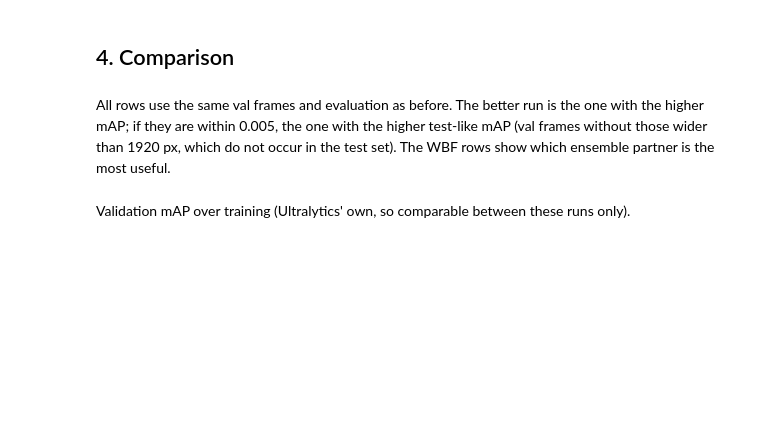
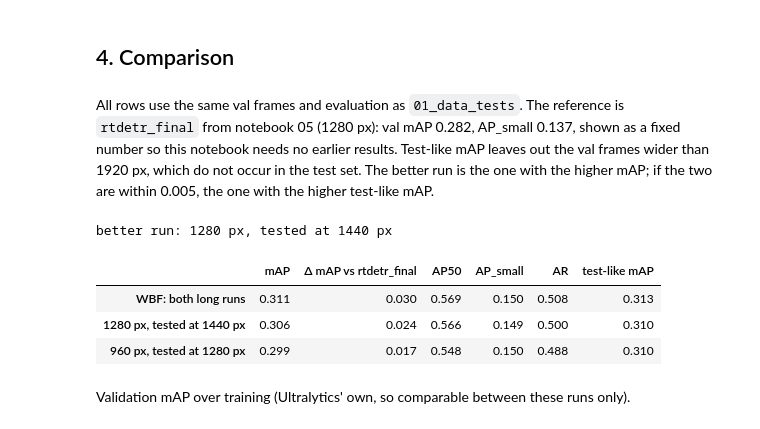
Before and after one commit to BohdanZasymovych/ai-hw2-object-detection, a Jupyter notebook: notebooks/final_pipeline/02_long_runs.ipynb, the cells around one changed output. Cells and saved outputs as stored; diff of their text form; code cells hidden in the pictures; blank space fills up the shorter version.

Commit message:
feat: 02_long_runs for the final pipeline runned, conclussions written

```diff
--- a/notebooks/final_pipeline/02_long_runs.ipynb
+++ b/notebooks/final_pipeline/02_long_runs.ipynb
@@ -92,31 +92,4 @@ val_ids = DetDataset("val", max_frames=CFG["val_frames"]).image_ids
 val_frames = subsample(load_split("val")[0])
 val_frames = val_frames[val_frames.image_id.isin(val_ids)]
 test_like = val_frames[val_frames.width <= 1920].image_id.tolist()     # val frames of sizes that occur in the test set
-videos = {seq: g.image_id.tolist() for seq, g in val_frames.groupby("seq")}
-
-
-def video_map(preds):
-    return np.array([coco_evaluate(preds, "val", image_ids=ids)["mAP"] for ids in videos.values()])
-
-
-def mean_low_res(run):
-    # Mean mAP on val frames at low resolution, saved by 01_data_tests
-    m = json.load(open(fetch_run(run) / "metrics.json"))
-    return np.mean([v for k, v in m.items() if k.startswith("mAP at")])
-
-
-test_run = lambda s: f"s1_{s}" + ("_quick" if QUICK else "")
-base = load_preds("rtdetr_final")
-base_map, base_videos = coco_evaluate(base, "val", image_ids=val_ids)["mAP"], video_map(base)
-decision = {}
-for s in ["ignore", "lowres", "mosaic"]:
-    preds = load_preds(test_run(s))
-    gain = coco_evaluate(preds, "val", image_ids=val_ids)["mAP"] - base_map
-    better = int((video_map(preds) > base_videos).sum())
-    low_gain = mean_low_res(test_run(s)) - mean_low_res(test_run("reference")) if s == "lowres" else np.nan
-    use = low_gain >= 0.01 and gain > -0.005 if s == "lowres" else gain >= 0.005 and better >= 5
-    decision[s] = {"mAP gain": gain, "videos better": better, "low-resolution mAP gain": low_gain, "use": bool(use)}
-decision = pd.DataFrame(decision).T
-USED = set(decision.index[decision["use"].astype(bool)]) if USE is None else set(USE)
-print("data changes used:", USED or "none")
-decision
+print("data changes used:", sorted(USED) or "none")
@@ -166,33 +141,37 @@ if stages:
 # %% [markdown]
 ## 4. Comparison
 # %% [markdown]
-All rows use the same val frames and evaluation as before. The better run is the one with the higher mAP; if they are within 0.005, the one with the higher test-like mAP (val frames without those wider than 1920 px, which do not occur in the test set). The WBF rows show which ensemble partner is the most useful.
+All rows use the same val frames and evaluation as `01_data_tests`. The reference is `rtdetr_final` from notebook 05 (1280 px): val mAP 0.282, AP_small 0.137, shown as a fixed number so this notebook needs no earlier results. Test-like mAP leaves out the val frames wider than 1920 px, which do not occur in the test set. The better run is the one with the higher mAP; if the two are within 0.005, the one with the higher test-like mAP.
 # %%
+BASELINE_MAP = 0.2819                            # rtdetr_final (notebook 05), val mAP at 1280 px
+
+
 def row(preds):
     m = coco_evaluate(preds, "val", image_ids=val_ids)
-    return {"mAP": m["mAP"], "AP50": m["AP50"], "AP_small": m["AP_small"], "AR": m["AR"],
-            "test-like mAP": coco_evaluate(preds, "val", image_ids=test_like)["mAP"],
-            "videos better": f"{(video_map(preds) > base_videos).sum()} / {len(videos)}"}
+    return {"mAP": m["mAP"], "Δ mAP vs rtdetr_final": m["mAP"] - BASELINE_MAP, "AP50": m["AP50"], "AP_small": m["AP_small"],
+            "AR": m["AR"], "test-like mAP": coco_evaluate(preds, "val", image_ids=test_like)["mAP"]}
 
 
 def label(stage):
     return f"{stage} px, tested at {json.load(open(fetch_run(name(stage)) / 'config.json'))['test']['imgsz']} px"
 
 
 preds = {s: load_preds(name(s)) for s in INPUT}
 scores = {s: row(preds[s]) for s in INPUT}
 a, b = list(INPUT)
 if abs(scores[a]["mAP"] - scores[b]["mAP"]) < 0.005:
     winner = max(INPUT, key=lambda s: scores[s]["test-like mAP"])
 else:
     winner = max(INPUT, key=lambda s: scores[s]["mAP"])
 print("better run:", label(winner))
-pd.DataFrame({
-    "rtdetr_final (baseline)": row(base),
-    **{label(s): scores[s] for s in INPUT},
-    "WBF: both long runs": row(wbf(list(preds.values()))),
-    "WBF: better run + YOLO11s": row(wbf([preds[winner], load_preds("yolo_final")])),
-}).T.round(3)
+table = pd.DataFrame({**{label(s): scores[s] for s in INPUT}, "WBF: both long runs": row(wbf(list(preds.values())))}).T
+table.sort_values("Δ mAP vs rtdetr_final", ascending=False).round(3)
+# %% [output]
+better run: 1280 px, tested at 1440 px
+|  | mAP | Δ mAP vs rtdetr_final | AP50 | AP_small | AR | test-like mAP |
+| WBF: both long runs | 0.311 | 0.030 | 0.569 | 0.150 | 0.508 | 0.313 |
+| 1280 px, tested at 1440 px | 0.306 | 0.024 | 0.566 | 0.149 | 0.500 | 0.310 |
+| 960 px, tested at 1280 px | 0.299 | 0.017 | 0.548 | 0.150 | 0.488 | 0.310 |
 # %% [markdown]
 Validation mAP over training (Ultralytics' own, so comparable between these runs only).
 # %%
```
Also changed, not shown: parts of 11 cells of this notebook.
